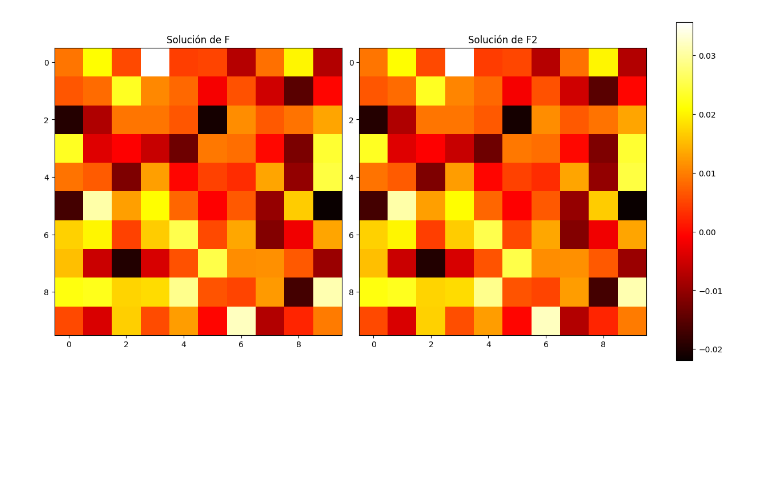
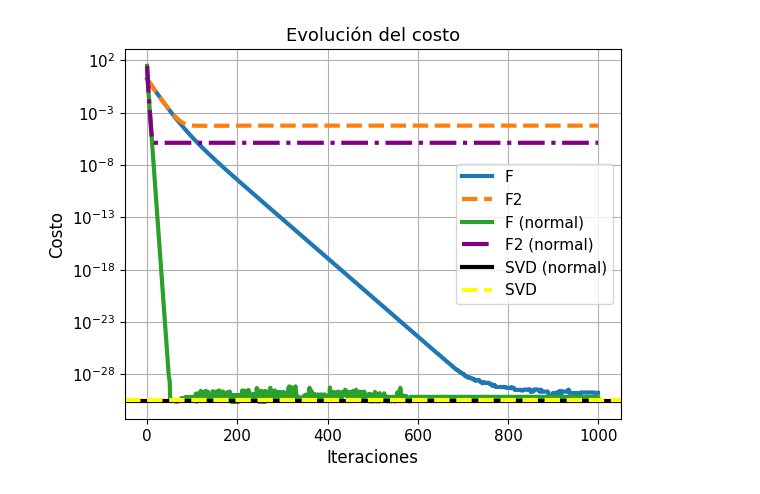
Before and after one commit to BrunoDC-dev/Metodos-numericos-2, a Jupyter notebook: TP4/t1.ipynb, the cells around one changed output. Drawn from its saved outputs; the diff is of its cells as text; code cells hidden in the pictures; blank space fills up the shorter version.

```diff
--- a/TP4/t1.ipynb
+++ b/TP4/t1.ipynb
@@ -2,7 +2,7 @@
 import numpy as np
 import matplotlib.pyplot as plt
 
-np.random.seed(12345)
+np.random.seed(12346)
 
 # Función de costo F(x) = (Ax - b)^T (Ax - b)
 def cost_function(A, x, b):
@@ -13,14 +13,12 @@ def gradient(A, x, b):
     return 2 * A.T @ (A @ x - b)
 
 # Gradiente descendente
-def gradient_descent(A, b, alpha, num_iterations, regularization=None, delta2=0):
-    n, d = A.shape
-    np.random.seed(12345)
-    x = np.random.rand(d) #OJO que X sea un random cada vez que se llama no jode para comparar?
+def gradient_descent(A, b, x, alpha, num_iterations, regularization=None, delta2=0):
+    _, d = A.shape
     cost_history = []
     x_history = []
 
-    for i in range(num_iterations):
+    for _ in range(num_iterations):
         if regularization == 'L2':
             grad = gradient(A, x, b) + 2 * delta2 * x
         else:
@@ -35,50 +33,55 @@ def gradient_descent(A, b, alpha, num_iterations, regularization=None, delta2=0)
 # Configuración del problema
 n = 5
 d = 100
+
+#Con distribución uniforme:
 A = np.random.rand(n, d)
 b = np.random.rand(n)
+x = np.random.rand(d)
+
+#Con distribución normal:
+A_n = np.random.randn(n, d)
+b_n = np.random.randn(n)
+x_n = np.random.randn(d)
+
 U, S, Vt = np.linalg.svd(A, full_matrices=False)
 sigma_max = np.max(S)
-lambda_max = np.max(np.linalg.eigvals(2 * A.T @ A)) #¿Chequeado que es el Hessiano?
-lambda_min = np.min(np.linalg.eigvals(2 * A.T @ A))
-alpha = 1 / lambda_max
-alpha2 = 2*alpha
 num_iterations = 1000
 delta2 = 10**(-2) * sigma_max
+lambda_max = np.max(np.linalg.eigvals(2 * A.T @ A))
+lambda_max_F2 = np.max(np.linalg.eigvals(2 * A.T @ A + 2 * delta2 * np.eye(d)))
+print(lambda_max)
+print(lambda_max_F2)
+alpha = 1 / lambda_max
+
 
 # Minimización de F
-x_min_F, cost_history_F, x_history_F = gradient_descent(A, b, alpha, num_iterations)
+x_min_F, cost_history_F, x_history_F = gradient_descent(A, b, x, alpha, num_iterations)
+x_min_F_n, cost_history_F_n, x_history_F_n = gradient_descent(A_n, b_n, x_n, alpha, num_iterations)
 
 # Minimización de F2
-x_min_F2, cost_history_F2, x_history_F2 = gradient_descent(A, b, alpha, num_iterations, regularization='L2', delta2=delta2)
-
-# Minimización de F con alpha2
-x_min_F_a2, cost_history_F_a2, x_history_F_a2 = gradient_descent(A, b, alpha2, num_iterations)
-
-# Minimización de F2 con alpha2
-x_min_F2_a2, cost_history_F2_a2, x_history_F2_a2 = gradient_descent(A, b, alpha2, num_iterations, regularization='L2', delta2=delta2)
-
+x_min_F2, cost_history_F2, x_history_F2 = gradient_descent(A, b, x, alpha, num_iterations, regularization='L2', delta2=delta2)
+x_min_F2_n, cost_history_F2_n, x_history_F2_n = gradient_descent(A_n, b_n, x_n, alpha, num_iterations, regularization='L2', delta2=delta2)
 
 # Solución utilizando SVD
 x_svd = np.linalg.pinv(A) @ b
+x_svd_n = np.linalg.pinv(A_n) @ b_n
+cost_svd = cost_function(A, x_svd, b)
+cost_svd_n = cost_function(A_n, x_svd_n, b_n)
 
-# Análisis de resultados
-print("Solución utilizando gradiente descendente para F:", x_min_F)
-print("Solución utilizando gradiente descendente para F2:", x_min_F2)
-print("Solución utilizando SVD:", x_svd)
-
-matrix_min_F = x_min_F.reshape(int(np.sqrt(d)), int(np.sqrt(d)))
-matrix_min_F2 = x_min_F2.reshape(int(np.sqrt(d)), int(np.sqrt(d)))
-matrix_svd = x_svd.reshape(int(np.sqrt(d)), int(np.sqrt(d)))
-
-fig, axs = plt.subplots(1, 2, figsize=(12, 6), constrained_layout=True)
-im1 = axs[0].imshow(matrix_min_F.real, cmap='hot', interpolation='nearest')
-axs[0].set_title('Solución de F')
-
-im2 = axs[1].imshow(matrix_min_F2.real, cmap='hot', interpolation='nearest')
-axs[1].set_title('Solución de F2')
-
-fig.colorbar(im1, ax=axs, location='right')
-
+#Graficar costos
+plt.semilogy(cost_history_F, label='F', linewidth=3)
+plt.semilogy(cost_history_F2, label='F2', linewidth=3,linestyle='--')
+plt.semilogy(cost_history_F_n, label='F (normal)', linewidth=3)
+plt.semilogy(cost_history_F2_n, label='F2 (normal)', linewidth=3,linestyle='-.', color='purple')
+plt.axhline(cost_svd_n, label='SVD (normal)', color = "black", linewidth=3)
+plt.axhline(cost_svd, linestyle='--', label='SVD', color = "yellow", linewidth=3)
+plt.xlabel('Iteraciones', fontsize=12)
+plt.ylabel('Costo', fontsize=12)
+plt.legend(fontsize=11)
+plt.title('Evolución del costo', fontsize=13)
+plt.xticks(fontsize=11)
+plt.yticks(fontsize=11)
+plt.grid()
 plt.show()
 # %% [output]
@@ -102 +90 @@ Solución utilizando gradiente descendente para F: [ 0.00924491+0.j  0.02087313+
-[figure, old version]
+[figure, new version]
```
Also changed, not shown: parts of 5 cells of this notebook.
